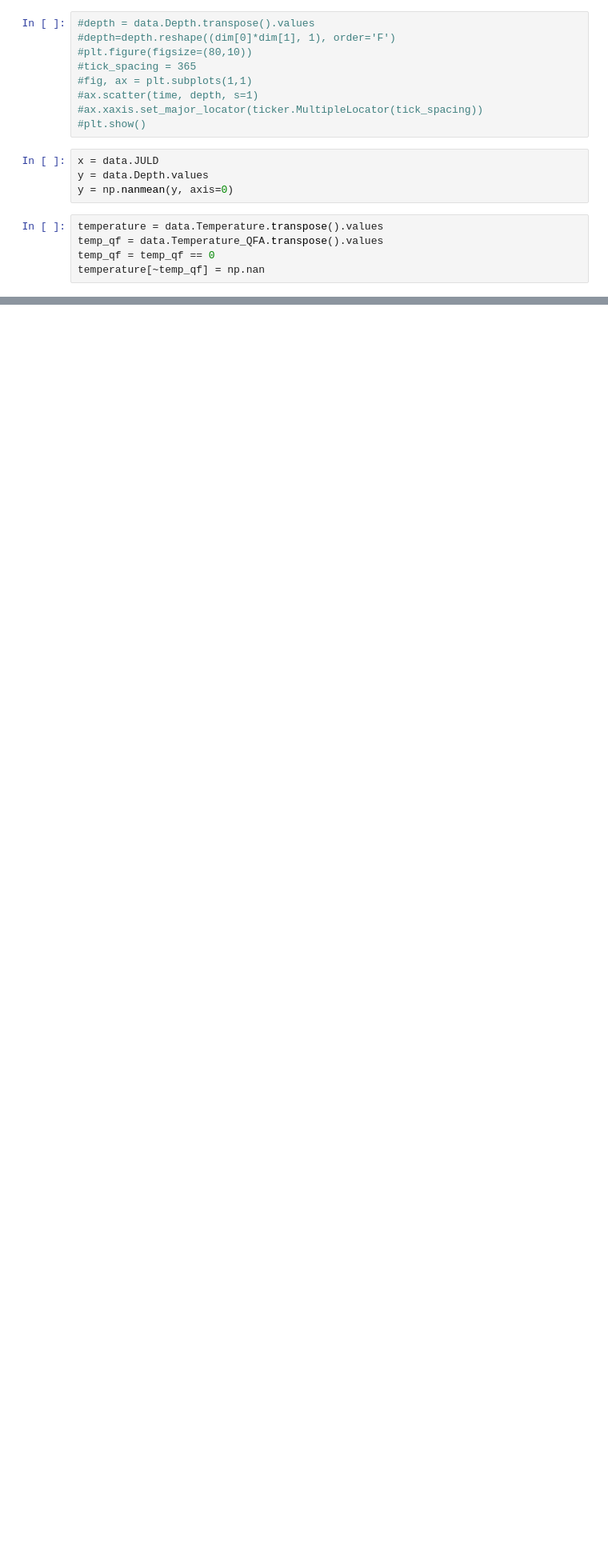
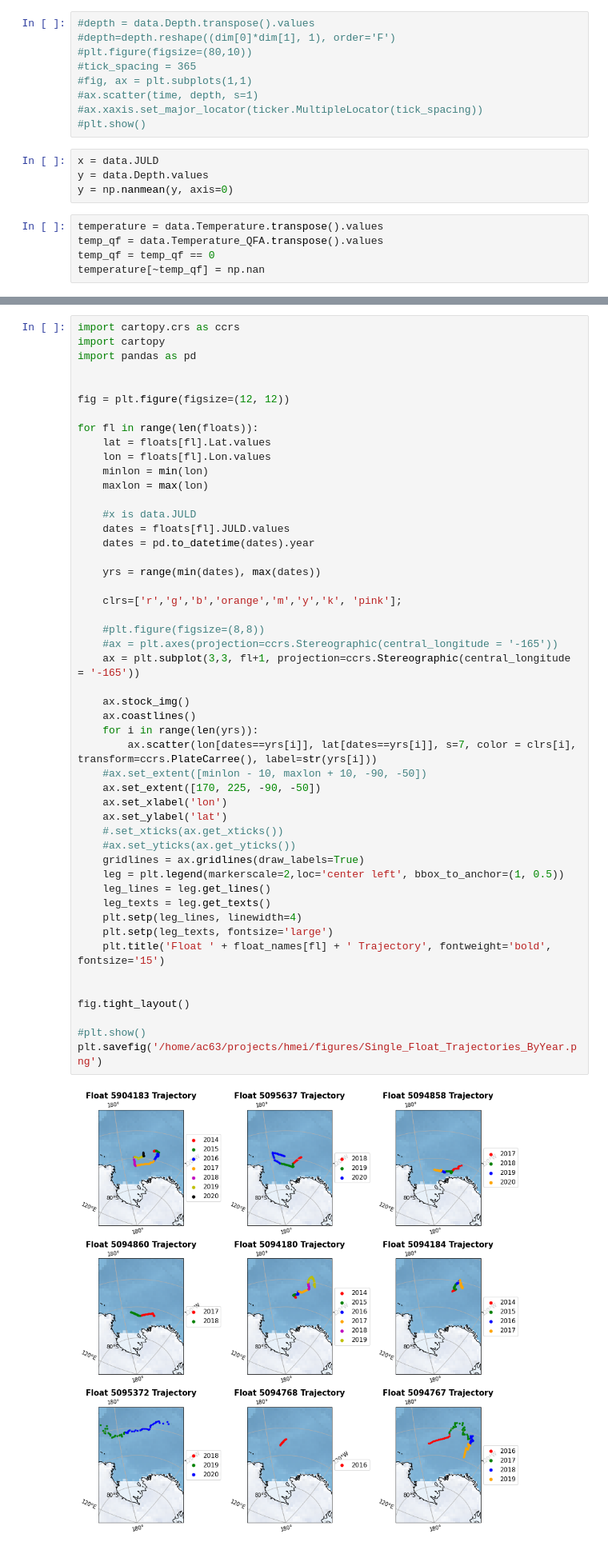
Before and after one commit to ch-alina/hmei, a Jupyter notebook: notebooks/float.ipynb, the cells around one changed output, grey strips where cells are left out. Shown at 80% size. Cells and saved outputs as stored; diff of their text form; blank space fills up the shorter version.

```diff
--- a/notebooks/float.ipynb
+++ b/notebooks/float.ipynb
@@ -285,0 +225,51 @@ Text(0.5, 1.0, 'Float 5904767 Trajectory')
+# %%
+import cartopy.crs as ccrs
+import cartopy
+import pandas as pd
+
+
+fig = plt.figure(figsize=(12, 12))
+
+for fl in range(len(floats)):
+    lat = floats[fl].Lat.values
+    lon = floats[fl].Lon.values
+    minlon = min(lon)
+    maxlon = max(lon)
+
+    #x is data.JULD
+    dates = floats[fl].JULD.values
+    dates = pd.to_datetime(dates).year
+
+    yrs = range(min(dates), max(dates))
+
+    clrs=['r','g','b','orange','m','y','k', 'pink'];
+
+    #plt.figure(figsize=(8,8))
+    #ax = plt.axes(projection=ccrs.Stereographic(central_longitude = '-165'))
+    ax = plt.subplot(3,3, fl+1, projection=ccrs.Stereographic(central_longitude = '-165'))
+
+    ax.stock_img()
+    ax.coastlines()
+    for i in range(len(yrs)):
+        ax.scatter(lon[dates==yrs[i]], lat[dates==yrs[i]], s=7, color = clrs[i], transform=ccrs.PlateCarree(), label=str(yrs[i]))
+    #ax.set_extent([minlon - 10, maxlon + 10, -90, -50])
+    ax.set_extent([170, 225, -90, -50])
+    ax.set_xlabel('lon')
+    ax.set_ylabel('lat')
+    #.set_xticks(ax.get_xticks())
+    #ax.set_yticks(ax.get_yticks())
+    gridlines = ax.gridlines(draw_labels=True)
+    leg = plt.legend(markerscale=2,loc='center left', bbox_to_anchor=(1, 0.5))
+    leg_lines = leg.get_lines()
+    leg_texts = leg.get_texts()
+    plt.setp(leg_lines, linewidth=4)
+    plt.setp(leg_texts, fontsize='large')
+    plt.title('Float ' + float_names[fl] + ' Trajectory', fontweight='bold', fontsize='15')
+
+
+fig.tight_layout()
+
+#plt.show()
+plt.savefig('/home/ac63/projects/hmei/figures/Single_Float_Trajectories_ByYear.png')
+# %% [output]
+[figure, added]
```
Also changed, not shown: parts of 20 cells of this notebook, 5 other files.
